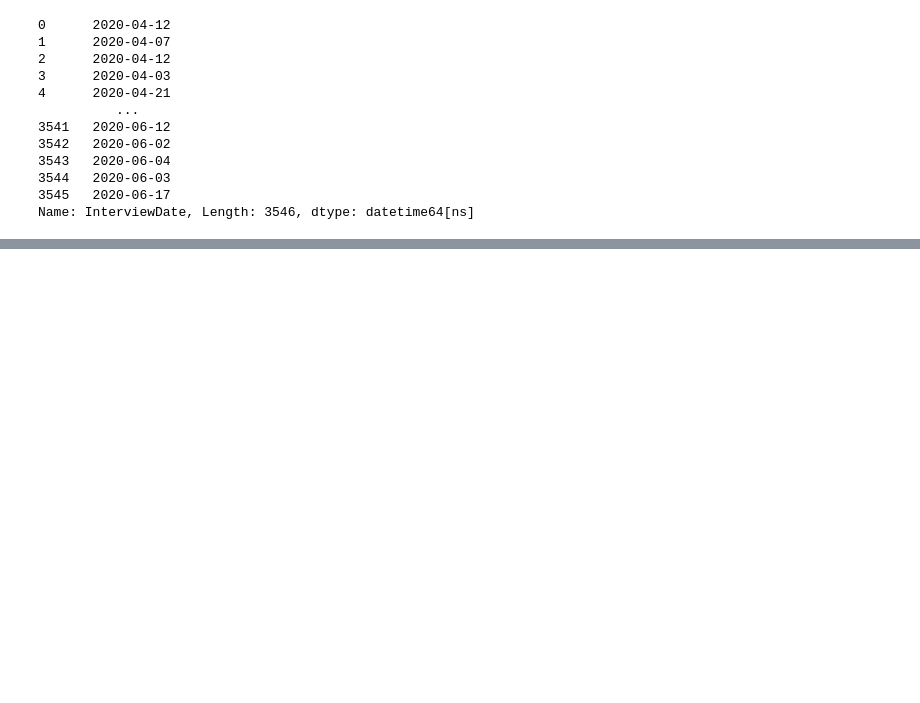
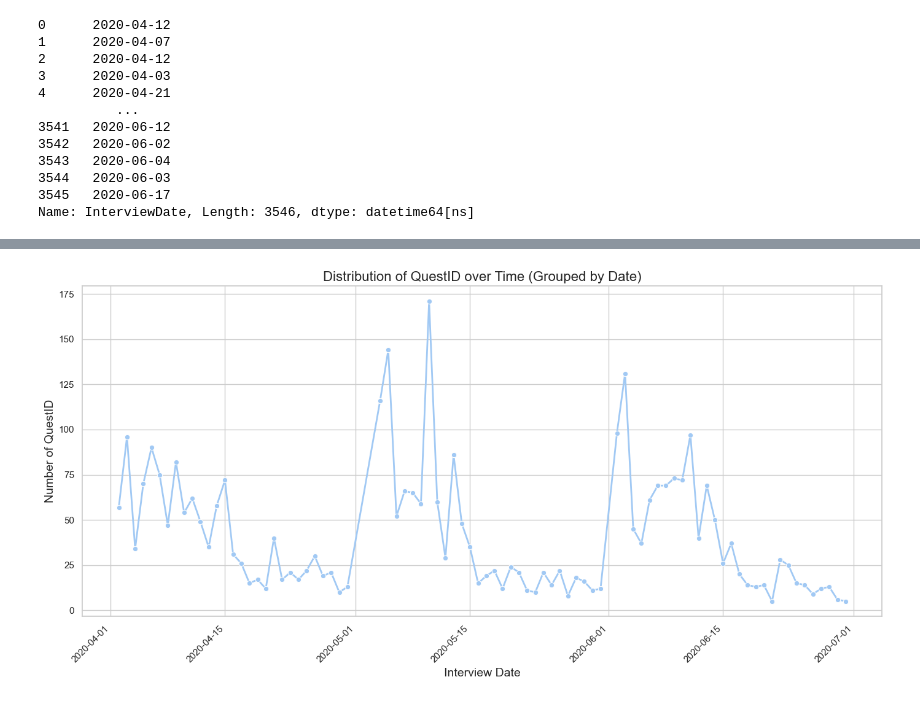
Before and after one commit to Skronski/cases, a Jupyter notebook: EON/00_programs/notebook.ipynb, the cells around one changed output, grey strips where cells are left out. Drawn from its saved outputs; the diff is of its cells as text; code cells hidden in the pictures; blank space fills up the shorter version.

Commit message:
plot over time

```diff
--- a/EON/00_programs/notebook.ipynb
+++ b/EON/00_programs/notebook.ipynb
@@ -75,0 +91,24 @@ Name: InterviewDate, Length: 3546, dtype: datetime64[ns]
+# %%
+
+questid_counts = df.groupby('InterviewDate')['QuestID'].count()
+
+# Plot the distribution over time
+
+# Set seaborn style
+sns.set(style="whitegrid", palette="pastel")
+
+# Plot the distribution over time
+plt.figure(figsize=(14, 7))
+sns.lineplot(data=questid_counts, color='b', marker='o', linestyle='-', linewidth=2)
+
+# Beautify the plot
+plt.title('Distribution of QuestID over Time (Grouped by Date)', fontsize=16)
+plt.xlabel('Interview Date', fontsize=14)
+plt.ylabel('Number of QuestID', fontsize=14)
+plt.xticks(rotation=45, ha='right')  # Rotate x-axis labels for better readability
+plt.tight_layout()
+
+# Show the plot
+plt.show()
+# %% [output]
+[figure, added]
```
Also changed, not shown: parts of 3 cells of this notebook.
